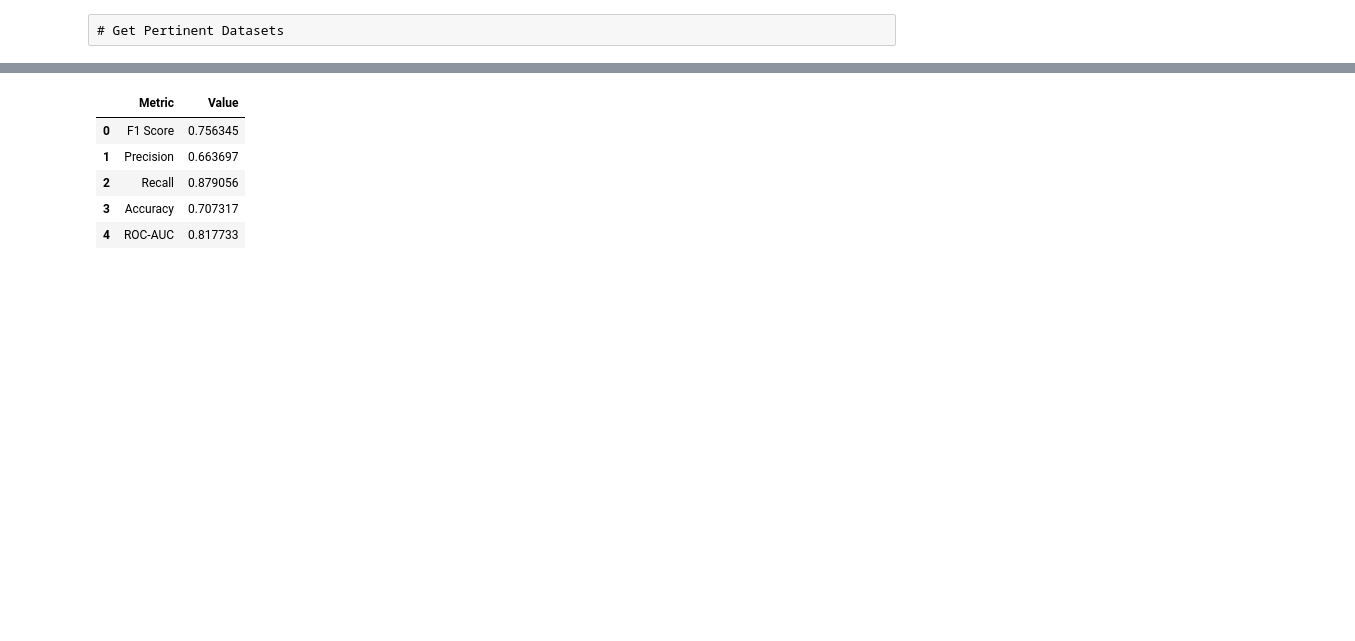
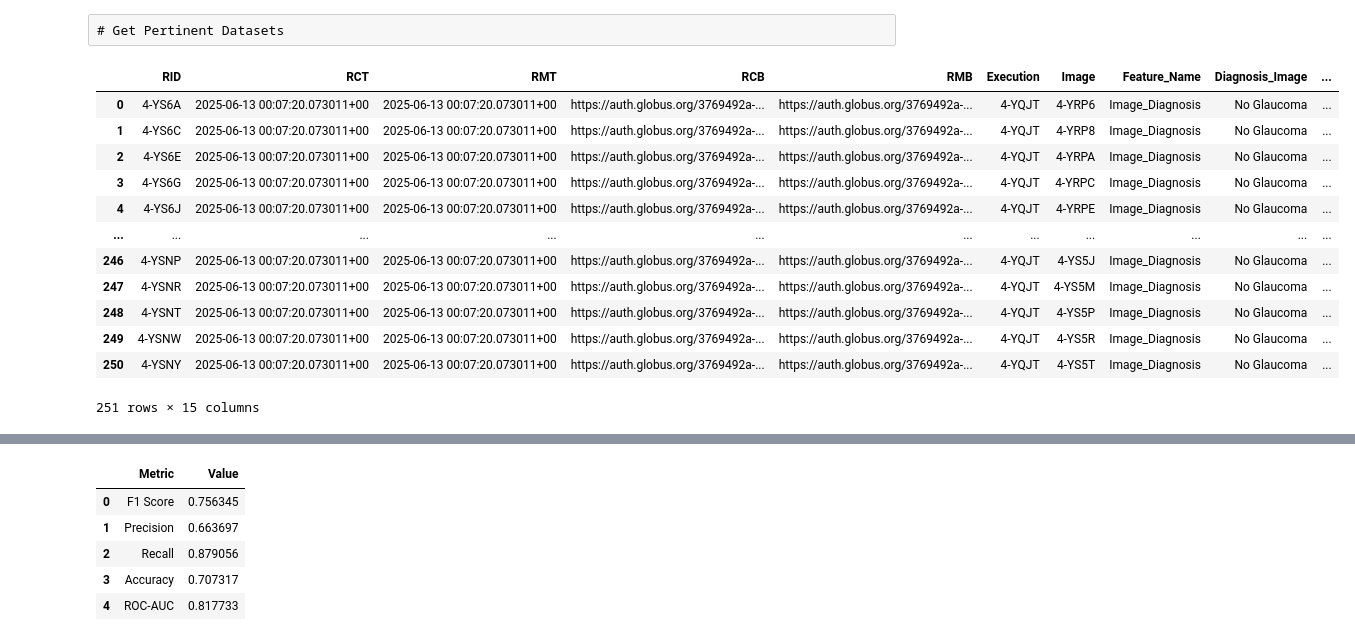
Before and after one commit to informatics-isi-edu/eye-ai-exec, a Jupyter notebook: notebooks/Sandbox_KB/VGG_Predict.ipynb, the cells around one changed output, grey strips where cells are left out. Cells and saved outputs as stored; diff of their text form; code cells hidden in the pictures; blank space fills up the shorter version.

```diff
--- a/notebooks/Sandbox_KB/VGG_Predict.ipynb
+++ b/notebooks/Sandbox_KB/VGG_Predict.ipynb
@@ -125,6 +136,21 @@ output_dir = execution._working_dir / execution.execution_rid
 # Get Pertinent Datasets
 # %%
 ds_bag_test = execution.datasets[0]
+ds_bag_test.get_table_as_dataframe('Image_Diagnosis')
+# %% [output]
+|  | RID | RCT | RMT | RCB | RMB | Execution | Image | Feature_Name | Diagnosis_Image | ... |
+| 0 | 4-YS6A | 2025-06-13 00:07:20.073011+00 | 2025-06-13 00:07:20.073011+00 | https://auth.globus.org/3769492a-... | https://auth.globus.org/3769492a-... | 4-YQJT | 4-YRP6 | Image_Diagnosis | No Glaucoma | ... |
+| 1 | 4-YS6C | 2025-06-13 00:07:20.073011+00 | 2025-06-13 00:07:20.073011+00 | https://auth.globus.org/3769492a-... | https://auth.globus.org/3769492a-... | 4-YQJT | 4-YRP8 | Image_Diagnosis | No Glaucoma | ... |
+| 2 | 4-YS6E | 2025-06-13 00:07:20.073011+00 | 2025-06-13 00:07:20.073011+00 | https://auth.globus.org/3769492a-... | https://auth.globus.org/3769492a-... | 4-YQJT | 4-YRPA | Image_Diagnosis | No Glaucoma | ... |
+| 3 | 4-YS6G | 2025-06-13 00:07:20.073011+00 | 2025-06-13 00:07:20.073011+00 | https://auth.globus.org/3769492a-... | https://auth.globus.org/3769492a-... | 4-YQJT | 4-YRPC | Image_Diagnosis | No Glaucoma | ... |
+| 4 | 4-YS6J | 2025-06-13 00:07:20.073011+00 | 2025-06-13 00:07:20.073011+00 | https://auth.globus.org/3769492a-... | https://auth.globus.org/3769492a-... | 4-YQJT | 4-YRPE | Image_Diagnosis | No Glaucoma | ... |
+| ... | ... | ... | ... | ... | ... | ... | ... | ... | ... | ... |
+| 246 | 4-YSNP | 2025-06-13 00:07:20.073011+00 | 2025-06-13 00:07:20.073011+00 | https://auth.globus.org/3769492a-... | https://auth.globus.org/3769492a-... | 4-YQJT | 4-YS5J | Image_Diagnosis | No Glaucoma | ... |
+| 247 | 4-YSNR | 2025-06-13 00:07:20.073011+00 | 2025-06-13 00:07:20.073011+00 | https://auth.globus.org/3769492a-... | https://auth.globus.org/3769492a-... | 4-YQJT | 4-YS5M | Image_Diagnosis | No Glaucoma | ... |
+| 248 | 4-YSNT | 2025-06-13 00:07:20.073011+00 | 2025-06-13 00:07:20.073011+00 | https://auth.globus.org/3769492a-... | https://auth.globus.org/3769492a-... | 4-YQJT | 4-YS5P | Image_Diagnosis | No Glaucoma | ... |
+| 249 | 4-YSNW | 2025-06-13 00:07:20.073011+00 | 2025-06-13 00:07:20.073011+00 | https://auth.globus.org/3769492a-... | https://auth.globus.org/3769492a-... | 4-YQJT | 4-YS5R | Image_Diagnosis | No Glaucoma | ... |
+| 250 | 4-YSNY | 2025-06-13 00:07:20.073011+00 | 2025-06-13 00:07:20.073011+00 | https://auth.globus.org/3769492a-... | https://auth.globus.org/3769492a-... | 4-YQJT | 4-YS5T | Image_Diagnosis | No Glaucoma | ... |
+251 rows × 15 columns
 # %%
 test_image_path_cropped, test_csv_cropped = EA.create_cropped_images(ds_bag = ds_bag_test,
                                                                      output_dir = output_dir / "dataset" / "test",
```
Also changed, not shown: parts of 4 cells of this notebook, 1 other file.
